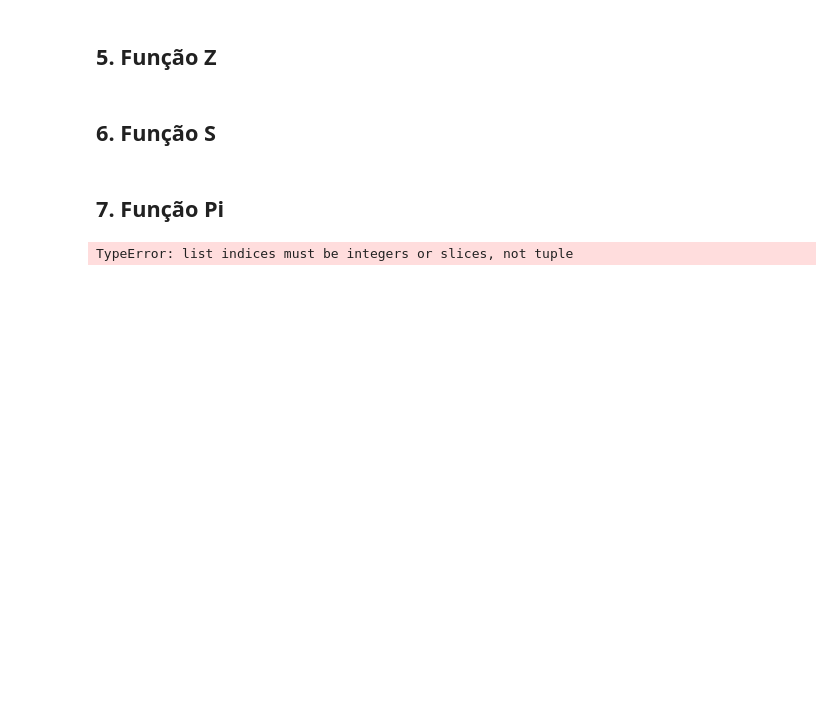
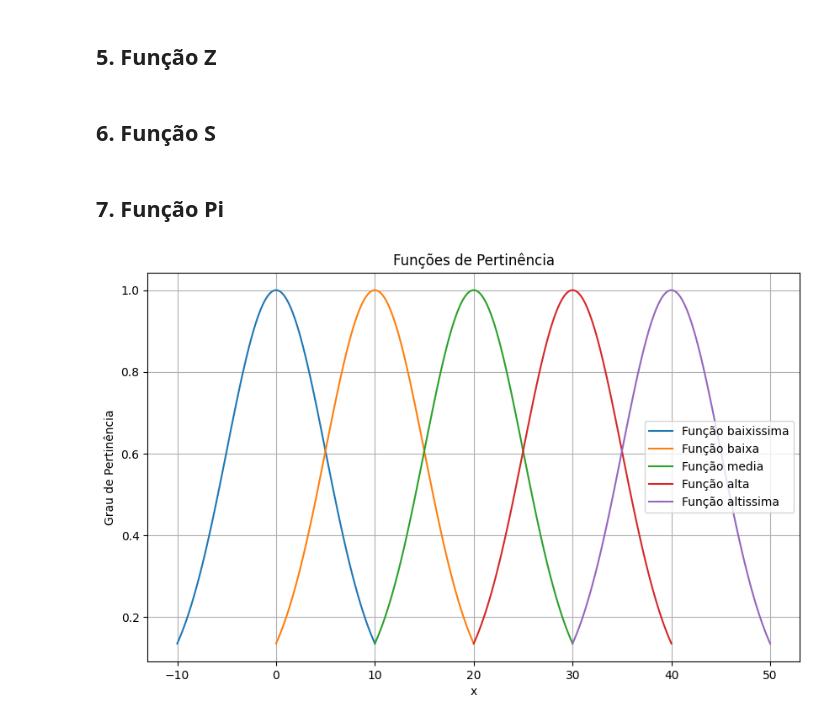
Before and after one commit to LeonardoVieiraGuimaraes/InteligenciaComputacional, a Jupyter notebook: pertinencia.ipynb, the cells around one changed output. Saved outputs shown, nothing was run; the diff lists cells and outputs as text; code cells hidden in the pictures; blank space fills up the shorter version.

```diff
--- a/pertinencia.ipynb
+++ b/pertinencia.ipynb
@@ -152,28 +152,29 @@ def plot_membership(intervalos, results, classificacao):
 # %%
 # Definição dos intervalos, tipos e parâmetros
 intervalos = [
-    (0, 7.5),
-    (2.5, 17.5),
-    (10, 15),
-    (15, 20),
-    (15, 20)
+    (-10, 10),  # Intervalo para "baixíssima"
+    (0, 20),    # Intervalo para "baixa"
+    (10, 30),   # Intervalo para "média"
+    (20, 40),   # Intervalo para "alta"
+    (30, 50)    # Intervalo para "altíssima"
 ]
 
 classificacao = ['baixissima', 'baixa', 'media', 'alta', 'altissima']
-types = ['sigmoidal', 'sigmoidal', 'sigmoidal', 'sigmoidal', 'sigmoidal']
+types = ['gaussian', 'gaussian', 'gaussian', 'gaussian', 'gaussian']
 
+# Parâmetros ajustados para a função gaussiana
 params = [
-    [1, 6],
-    [1, 6] ,
-    [1, 6]  ,
-    [1, 6]   ,
-    [1, 6]    ,      # Parâmetros para a função sigmoidal
+    [0, 5],     # Centro no meio do intervalo (-10, 10), largura controlada por sigma
+    [10, 5],    # Centro no meio do intervalo (0, 20), largura controlada por sigma
+    [20, 5],    # Centro no meio do intervalo (10, 30), largura controlada por sigma
+    [30, 5],    # Centro no meio do intervalo (20, 40), largura controlada por sigma
+    [40, 5]     # Centro no meio do intervalo (30, 50), largura controlada por sigma
 ]
 
-# Chamada da função
+# Função para calcular os graus de pertinência
 results = calculate_membership(intervalos, types, params)
-print(results)
 
+# Função para plotar os resultados
 plot_membership(intervalos, results, classificacao)
 # %% [output]
-TypeError: list indices must be integers or slices, not tuple
+[figure, added]
```
Also changed, not shown: parts of 2 cells of this notebook.
